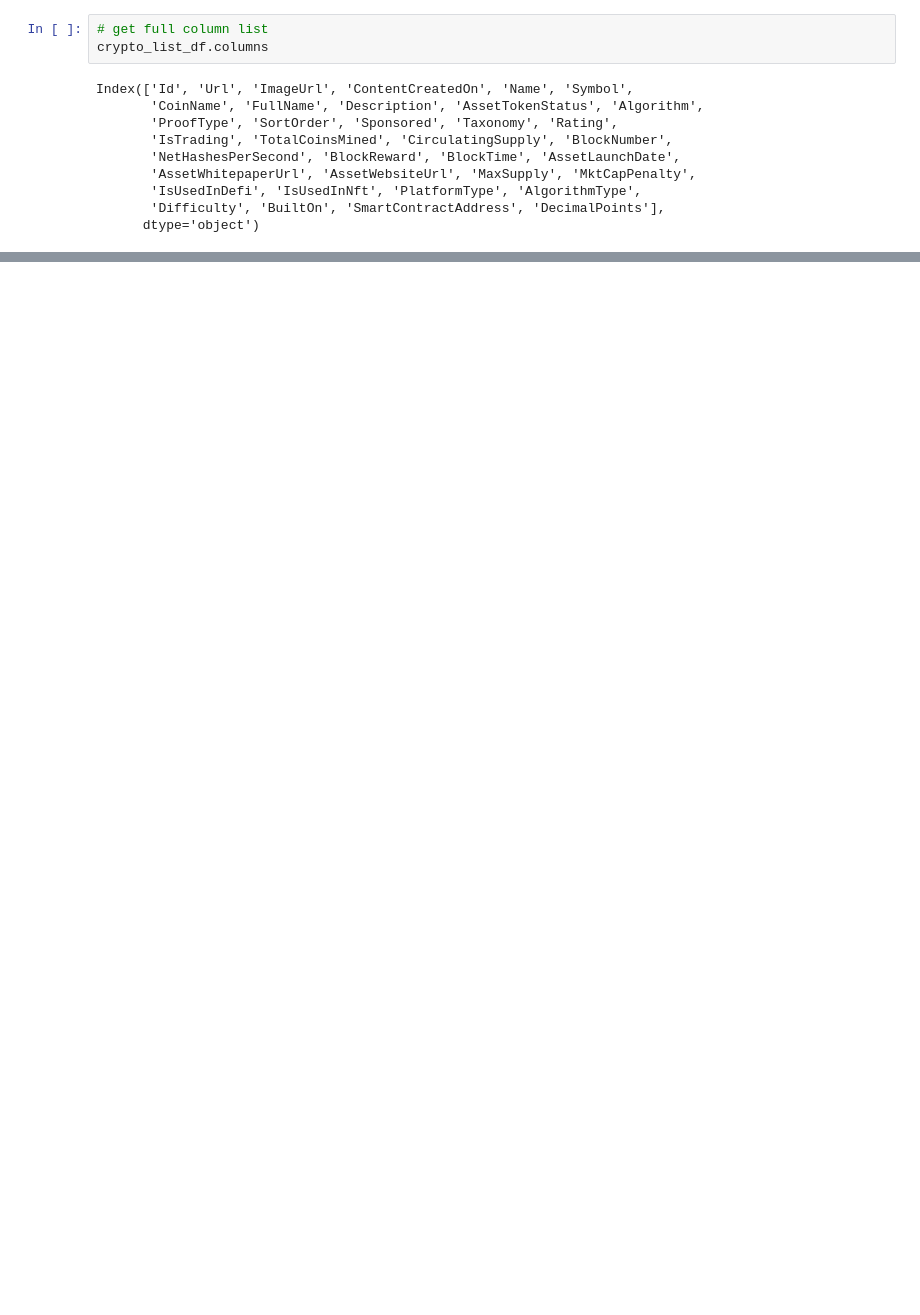
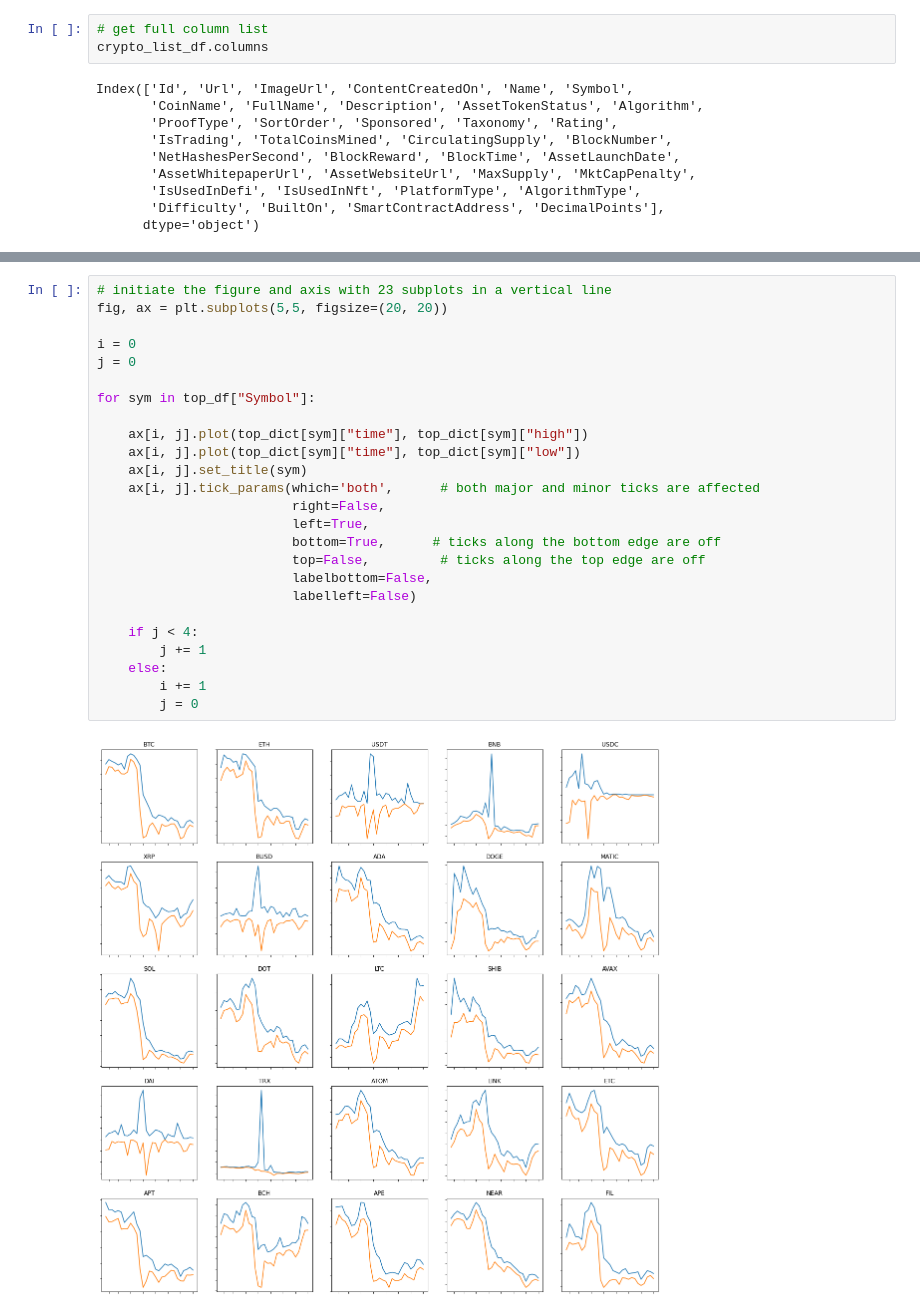
Before and after one commit to JosefinadeSolminihac/project_1, a Jupyter notebook: crypto_compare_eda_dml.ipynb, the cells around one changed output, grey strips where cells are left out. Cells and saved outputs as stored; diff of their text form; blank space fills up the shorter version.

```diff
--- a/crypto_compare_eda_dml.ipynb
+++ b/crypto_compare_eda_dml.ipynb
@@ -95,0 +236,27 @@ df
+# %%
+# initiate the figure and axis with 23 subplots in a vertical line
+fig, ax = plt.subplots(5,5, figsize=(20, 20))
+
+i = 0
+j = 0
+
+for sym in top_df["Symbol"]:
+
+    ax[i, j].plot(top_dict[sym]["time"], top_dict[sym]["high"])
+    ax[i, j].plot(top_dict[sym]["time"], top_dict[sym]["low"])
+    ax[i, j].set_title(sym)
+    ax[i, j].tick_params(which='both',      # both major and minor ticks are affected
+                         right=False,
+                         left=True,
+                         bottom=True,      # ticks along the bottom edge are off
+                         top=False,         # ticks along the top edge are off
+                         labelbottom=False,
+                         labelleft=False)
+
+    if j < 4:
+        j += 1
+    else:
+        i += 1
+        j = 0
+# %% [output]
+[figure, added]
```
Also changed, not shown: parts of 16 cells of this notebook, 2 other files.
